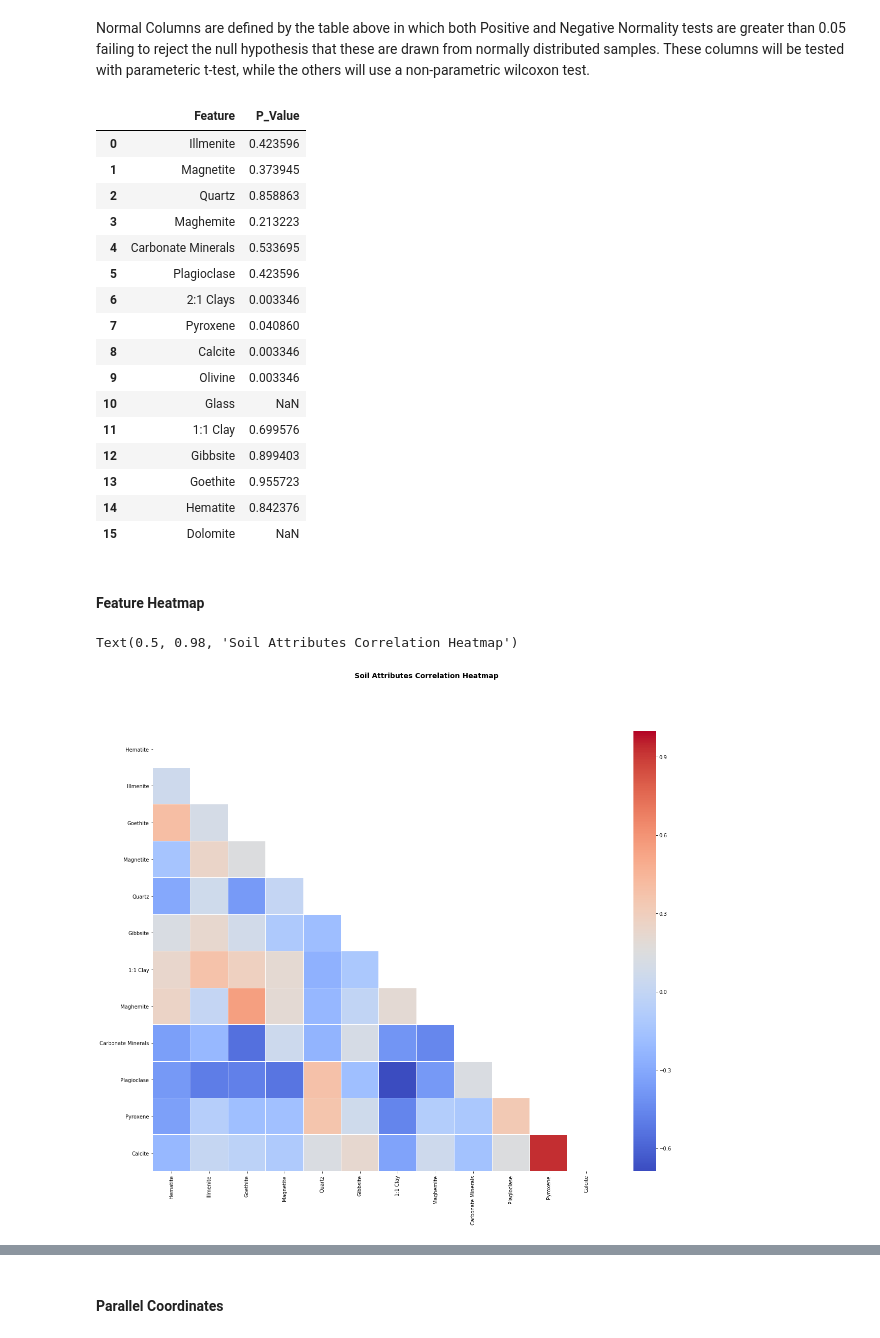
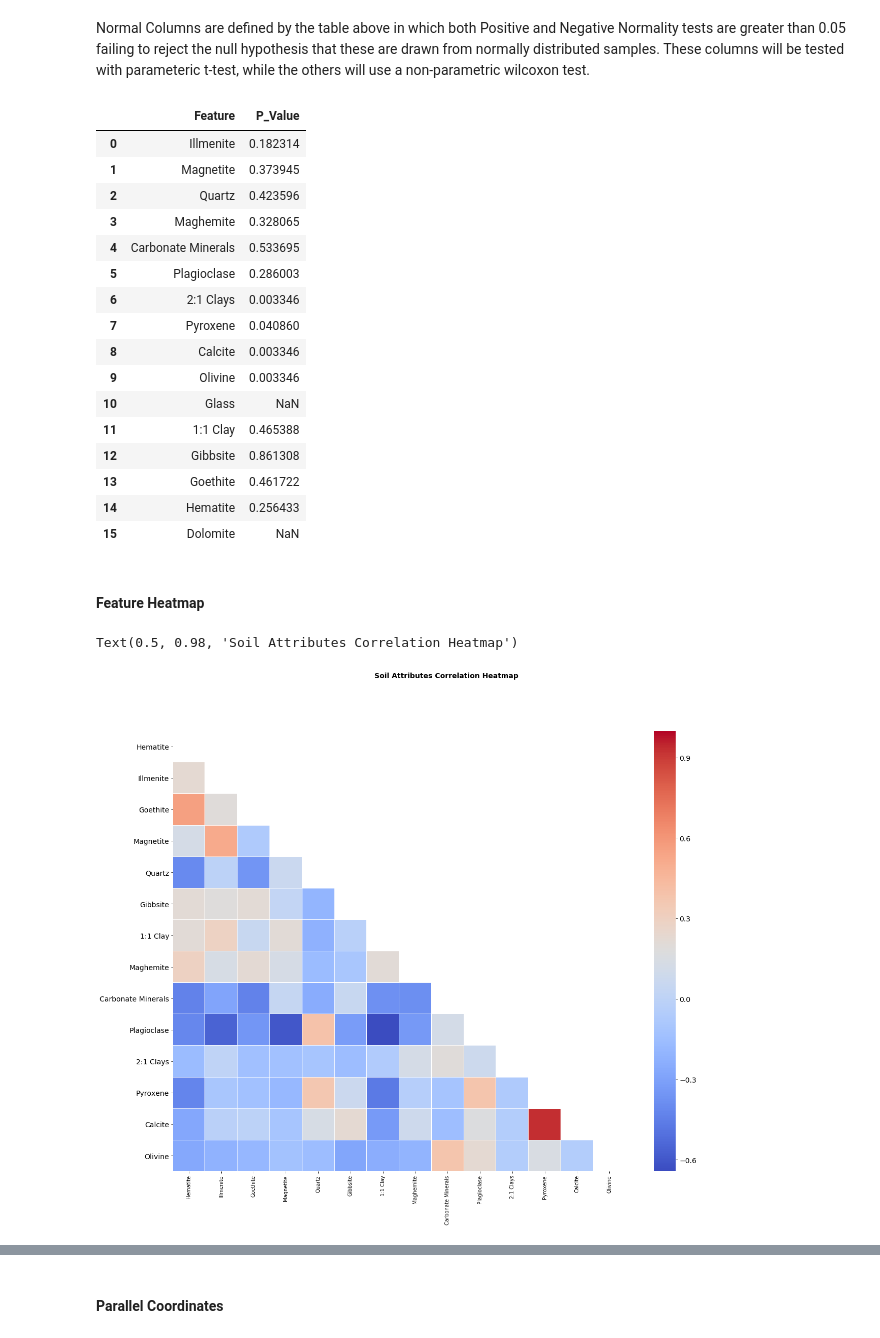
Before and after one commit to glickmac/Soil, a Jupyter notebook: Simplified_Hawaiian_Soils.ipynb, the cells around one changed output, grey strips where cells are left out. Cells and saved outputs as stored; diff of their text form; code cells hidden in the pictures.

```diff
--- a/Simplified_Hawaiian_Soils.ipynb
+++ b/Simplified_Hawaiian_Soils.ipynb
@@ -43,7 +45,7 @@ balanced = grouped.apply(lambda x: x.sample(nmax) if len(x) > nmax else x)
 # %%
 ## User defined subsampling matching groups of positive culture status when availible
 negatives_to_keep = ['BLD 12-1', 'HNL 12-40', 'HNL 12-46', 'HNL 12-39', 'HNL 12-30', 'HNL 12-55',
-                     'HNL 12-51', 'HNL 12-23', 'HNL 12-60', 'HNL 12-17', 'HNL 12-44']
+                     'HNL 12-51', 'HNL 12-33', 'HNL 12-32', 'HNL 12-36', 'HNL 12-37']
 
 negative_groups = soil.loc[negatives_to_keep]
 #negative_groups.merge(soil.loc[soil['NTM Culture']=='pos'])
@@ -250,51 +251,51 @@ Significance_Matrix.columns = ['Feature', 'P_Value']
 Significance_Matrix
 # %% [output]
 |  | Feature | P_Value |
-| 0 | Illmenite | 0.423596 |
+| 0 | Illmenite | 0.182314 |
 | 1 | Magnetite | 0.373945 |
-| 2 | Quartz | 0.858863 |
-| 3 | Maghemite | 0.213223 |
+| 2 | Quartz | 0.423596 |
+| 3 | Maghemite | 0.328065 |
 | 4 | Carbonate Minerals | 0.533695 |
-| 5 | Plagioclase | 0.423596 |
+| 5 | Plagioclase | 0.286003 |
 | 6 | 2:1 Clays | 0.003346 |
 | 7 | Pyroxene | 0.040860 |
 | 8 | Calcite | 0.003346 |
 | 9 | Olivine | 0.003346 |
 | 10 | Glass | NaN |
-| 11 | 1:1 Clay | 0.699576 |
-| 12 | Gibbsite | 0.899403 |
-| 13 | Goethite | 0.955723 |
-| 14 | Hematite | 0.842376 |
+| 11 | 1:1 Clay | 0.465388 |
+| 12 | Gibbsite | 0.861308 |
+| 13 | Goethite | 0.461722 |
+| 14 | Hematite | 0.256433 |
 | 15 | Dolomite | NaN |
 # %% [markdown]
 #### Feature Heatmap
 # %%
 import seaborn as sns
 import numpy as np
 
 ### Remove Empty Columns
-Empty_Columns = ['Glass', '2:1 Clays', "Olivine", "Dolomite"]
+Empty_Columns = ['Glass', "Dolomite"]
 soil_scaled2 = soil_scaled.drop(Empty_Columns, 1)
 
 corr_matrix = soil_scaled2.corr()
 
 # Generate a mask for the upper triangle
 mask = np.zeros_like(corr_matrix, dtype=np.bool)
 mask[np.triu_indices_from(mask)] = True
 
 fig, (ax) = plt.subplots(1, 1, figsize=(20,16))
 hm = sns.heatmap(corr_matrix,
                  mask=mask,
                  ax=ax, # Axes in which to draw the plot, otherwise use the currently-active Axes.
                  cmap="coolwarm", # Color Map.
                  square=False,    # If True, set the Axes aspect to “equal” so each cell will be square-shaped.
                  annot=False,
                  fmt='.2f',       # String formatting code to use when adding annotations.
                  #annot_kws={"size": 14},
                  linewidths=.05)
 fig.suptitle('Soil Attributes Correlation Heatmap',
               fontsize=14,
               fontweight='bold')
 # %% [output]
 Text(0.5, 0.98, 'Soil Attributes Correlation Heatmap')
-[figure, old version]
+[figure, new version]
```
Also changed, not shown: parts of 27 cells of this notebook.
